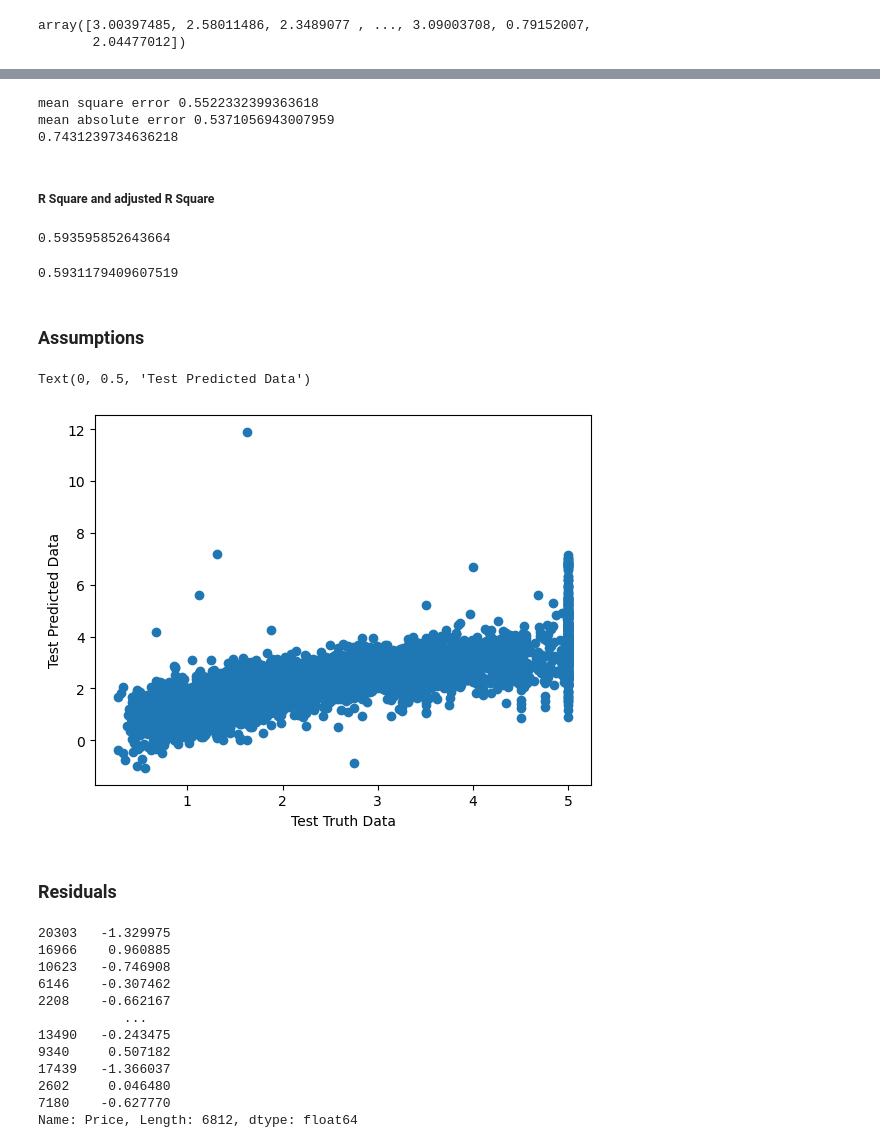
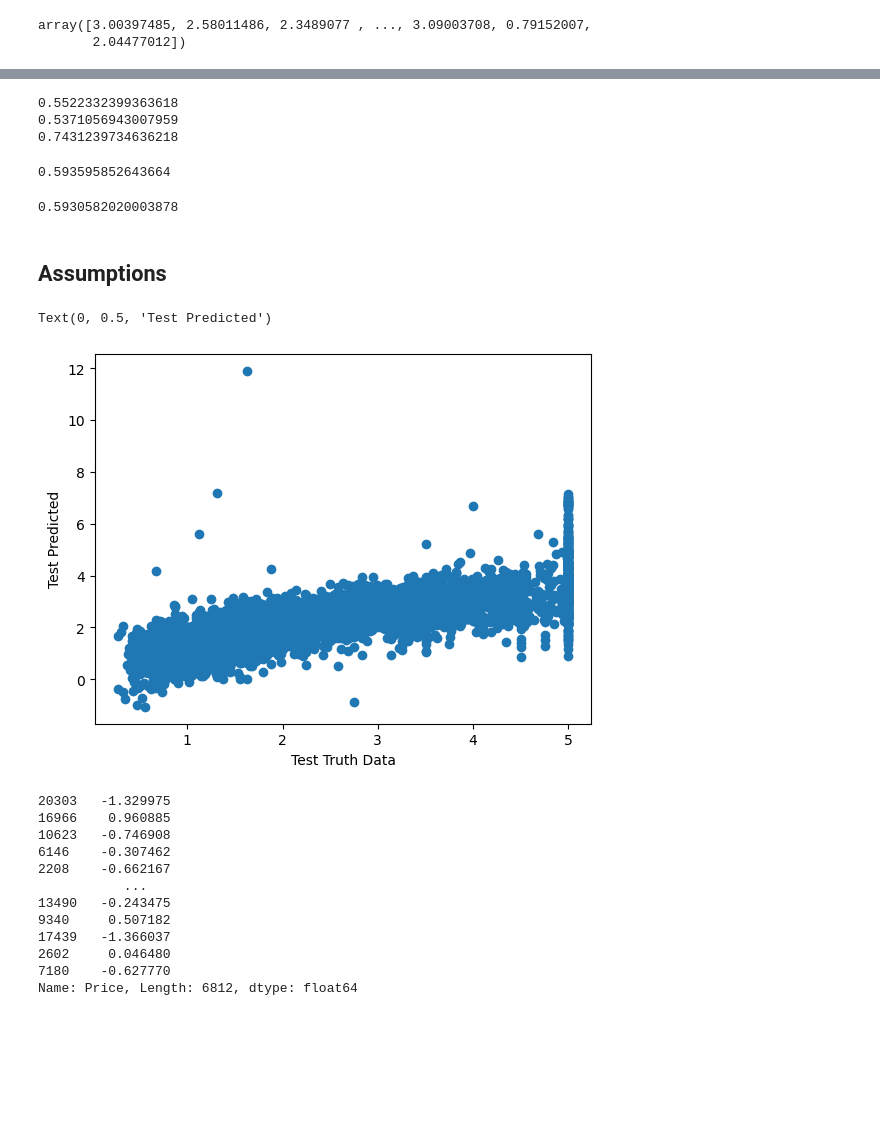
Before and after one commit to abhiyadav1403/Python, a Jupyter notebook: Introduction to Machine Learning/Machine_learning/Project Implementation with Lifecycle/Multiple_Linear_Regression.ipynb, the cells around one changed output, grey strips where cells are left out. Cells and saved outputs as stored; diff of their text form; code cells hidden in the pictures; blank space fills up the shorter version.

```diff
--- a/Introduction to Machine Learning/Machine_learning/Project_implementaion/Multiple_linear_Regression.ipynb
+++ b/Introduction to Machine Learning/Machine_learning/Project Implementation with Lifecycle/Multiple_Linear_Regression.ipynb
@@ -286,15 +256,11 @@ array([3.00397485, 2.58011486, 2.3489077 , ..., 3.09003708, 0.79152007,
 # %%
+# performance metrics
 from sklearn.metrics import mean_absolute_error, mean_squared_error
-mse= mean_squared_error(y_test,y_pred)
-mae=mean_absolute_error(y_test,y_pred)
-rmse=np.sqrt(mse)
-print('mean square error',mse)
-print('mean absolute error', mae)
-print(rmse)
+print(mean_squared_error(y_test, y_pred))
+print(mean_absolute_error(y_test, y_pred))
+print(np.sqrt(mean_squared_error(y_test, y_pred)))
 # %% [output]
-mean square error 0.5522332399363618
-mean absolute error 0.5371056943007959
+0.5522332399363618
+0.5371056943007959
 0.7431239734636218
-# %% [markdown]
-##### R Square and adjusted R Square
 # %%
@@ -306,18 +273,16 @@ print(score)
 # %%
 # Adjusted R square
 # display adjusted R-square
-1-(1-score)*(len(y_test)-1)/(len(y_test)-X_test.shape[1]-1)
+1-(1-score)*(len(y_test))/(len(y_test)-X_test.shape[1]-1)
 # %% [output]
-0.5931179409607519
+0.5930582020003878
 # %% [markdown]
-### Assumptions
+## Assumptions
 # %%
 plt.scatter(y_test,y_pred)
 plt.xlabel('Test Truth Data')
-plt.ylabel('Test Predicted Data')
+plt.ylabel('Test Predicted')
 # %% [output]
-Text(0, 0.5, 'Test Predicted Data')
+Text(0, 0.5, 'Test Predicted')
-[figure, old version]
+[figure, new version]
-# %% [markdown]
-### Residuals
 # %%
```
Also changed, not shown: parts of 25 cells of this notebook, 6 other files.
